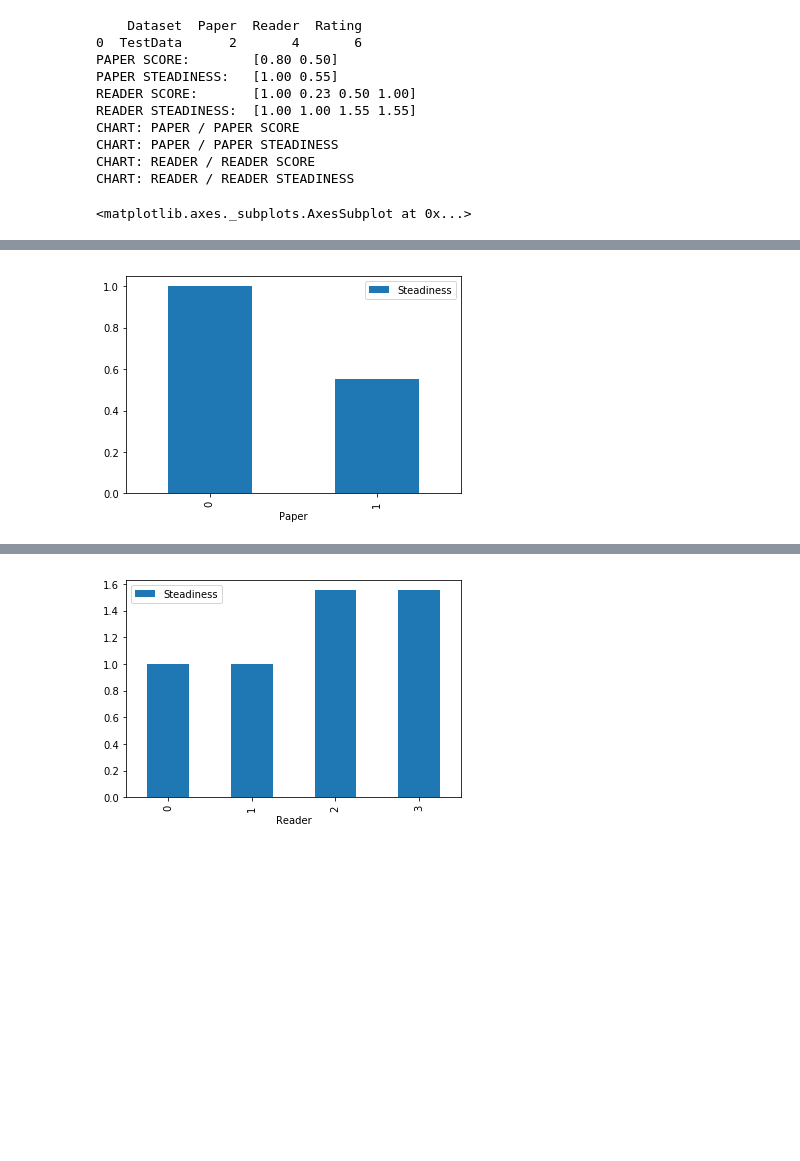
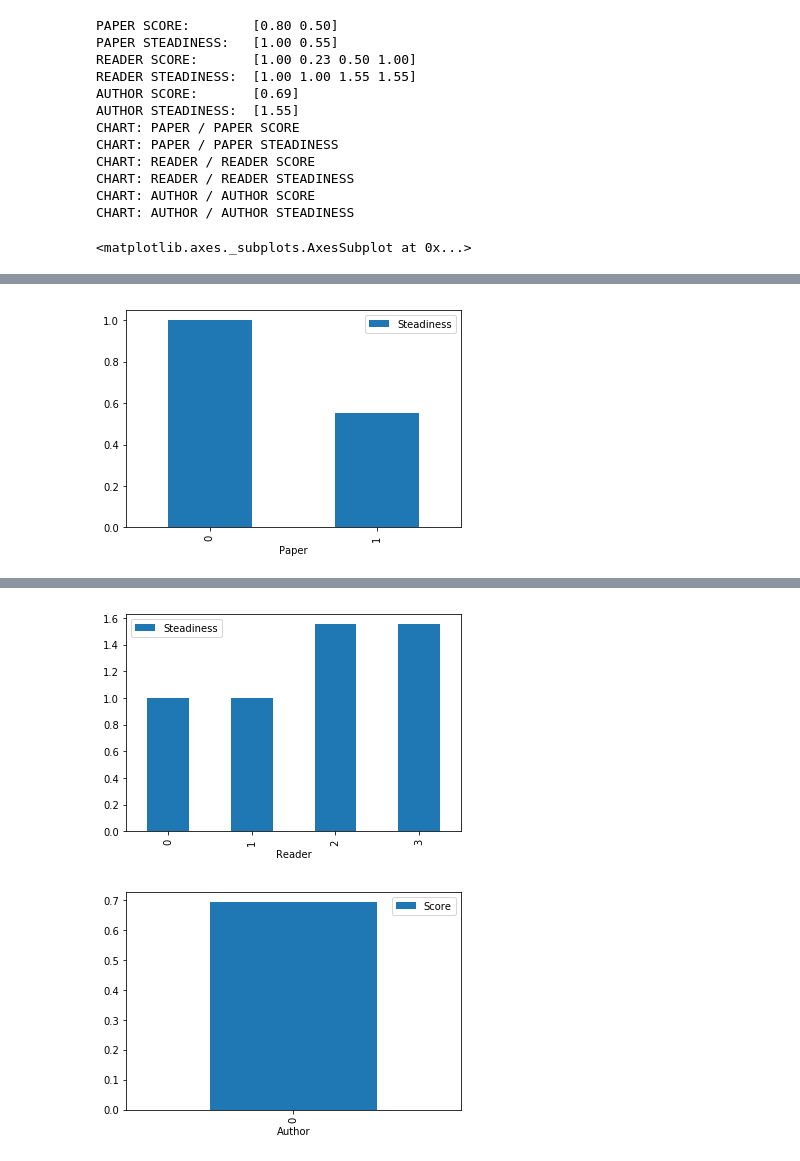
Before and after one commit to Miccighel/RS_Py, a Jupyter notebook: notebooks/Readersourcing.ipynb, the cells around one changed output, grey strips where cells are left out. Drawn from its saved outputs; the diff is of its cells as text; code cells hidden in the pictures; blank space fills up the shorter version.

Commit message:
Added author score computation. Test dataset updated.

```diff
--- a/notebooks/Readersourcing.ipynb
+++ b/notebooks/Readersourcing.ipynb
@@ -16,34 +16,52 @@ epsilon = 0.000001
 # CSV file parsing
 
 info = pd.read_csv("../data/info.csv")
+paper_authors = pd.read_csv("../data/authors.csv")
+paper_authors = paper_authors.values
 paper_ratings = pd.read_csv("../data/ratings.csv")
-paper_ratings = paper_ratings.as_matrix()
-
-print(info)
+paper_ratings = paper_ratings.values
 
 # Initial setup
 
-dataset_name, papers_number, readers_number, ratings_number = \
-    info["Dataset"][0], info["Paper"][0], info["Reader"][0], info["Rating"][0]
-
+dataset_name = info["Dataset"][0]
+papers_number = info["Paper"][0]
+readers_number = info["Reader"][0]
+ratings_number = info["Rating"][0]
+authors_number = info["Author"][0]
 papers = np.arange(papers_number)
 readers = np.arange(readers_number)
 ratings = np.arange(ratings_number)
+authors = np.arange(authors_number)
 paper_steadiness = np.zeros(papers_number)
 paper_score = np.zeros(papers_number)
 rating_goodness = np.empty(ratings_number)
 reader_steadiness = np.zeros(readers_number)
 reader_score = np.zeros(readers_number)
 reader_score.fill(epsilon)
+author_steadiness = np.zeros(authors_number)
+author_score = np.zeros(authors_number)
+
+def get_author(current_paper):
+    found_authors = []
+    for author_index, author_entry in enumerate(paper_authors):
+        current_author = int(author_entry[0])
+        written_papers = author_entry[1].split(";")
+        written_papers = [int(x) for x in written_papers]
+        if current_paper in written_papers:
+            found_authors.append(current_author)
+    return np.asarray(found_authors)
 
 for index, entry in enumerate(paper_ratings):
 
-        # Example: <1,1,2,0.8>
-        # At Timestamp 1 Reader 1 gave to Paper 2 a Rating of 0.8
+        # Example: <1,1,2,0.8,0>
+        # At Timestamp 1 Reader 1 gave to Paper 2 a Rating of 0.8 written by Author 0
         timestamp = int(entry[0])
         reader = int(entry[1])
         paper = int(entry[2])
         rating = entry[3]
+        authors_of_paper = get_author(paper)
+
+        # COMPUTATION START: PAPER AND READER SCORE
 
         # Saving values at time t(i)
 
@@ -55,11 +73,27 @@ for index, entry in enumerate(paper_ratings):
 
         # Updating values at time t(i+1)
 
-        paper_steadiness[paper] = old_paper_steadiness + reader_score[reader]
+        paper_steadiness[paper] = old_paper_steadiness + old_reader_score
         paper_score[paper] = ((old_paper_steadiness * old_paper_score) + (old_reader_score * rating))/ paper_steadiness[paper]
+        rating_goodness[timestamp] = 1 - (m.sqrt(abs(rating-paper_score[paper])))
         reader_steadiness[reader] = (old_reader_steadiness + paper_steadiness[paper])
-        rating_goodness[timestamp] = 1 - (m.sqrt(abs(rating-paper_score[paper])))
         reader_score[reader] = ((old_reader_steadiness * old_reader_score) + (paper_steadiness[paper]*rating_goodness[timestamp]))/reader_steadiness[reader]
+
+        # COMPUTATION START: AUTHOR SCORE
+
+        for author in authors_of_paper:
+
+            # Saving values at time t(i)
+
+            old_author_steadiness = author_steadiness[author]
+            old_author_score = author_score[author]
+
+            # Updating values at time t(i+1)
+
+            author_steadiness[author] = old_author_steadiness + old_reader_score
+            author_score[author] = ((old_author_steadiness * old_author_score) + (old_reader_score * rating)) / author_steadiness[author]
+
+        # COMPUTATION START: PROPAGATING CHANGES TO PREVIOUS READERS
 
         if index > 0 :
 
@@ -71,6 +105,7 @@ for index, entry in enumerate(paper_ratings):
                 previous_reader = int(previous_entry[1])
                 previous_paper = int(previous_entry[2])
                 previous_rating = previous_entry[3]
+                previous_author = int(previous_entry[4])
 
                 if paper == previous_paper and reader != previous_reader:
 
@@ -93,37 +128,50 @@ print("PAPER SCORE:       ", paper_score)
 print("PAPER STEADINESS:  ", paper_steadiness)
 print("READER SCORE:      ", reader_score)
 print("READER STEADINESS: ", reader_steadiness)
+print("AUTHOR SCORE:      ", author_score)
+print("AUTHOR STEADINESS: ", author_steadiness)
 
 # Charts
 
 print("CHART: PAPER / PAPER SCORE")
 dataframe = pd.DataFrame({'Paper':papers, 'Score':paper_score})
 dataframe.plot('Paper', 'Score', kind='bar')
 
 print("CHART: PAPER / PAPER STEADINESS")
 dataframe = pd.DataFrame({'Paper':papers, 'Steadiness':paper_steadiness})
 dataframe.plot('Paper', 'Steadiness', kind='bar')
 
 print("CHART: READER / READER SCORE")
 dataframe = pd.DataFrame({'Reader':readers, 'Score':reader_score})
 dataframe.plot('Reader', 'Score', kind='bar')
 
 print("CHART: READER / READER STEADINESS")
 dataframe = pd.DataFrame({'Reader':readers, 'Steadiness':reader_steadiness})
 dataframe.plot('Reader', 'Steadiness', kind='bar')
+
+print("CHART: AUTHOR / AUTHOR SCORE")
+dataframe = pd.DataFrame({'Author': authors, 'Score': author_score})
+dataframe.plot('Author', 'Score', kind='bar')
+
+print("CHART: AUTHOR / AUTHOR STEADINESS")
+dataframe = pd.DataFrame({'Author':authors, 'Steadiness':author_steadiness})
+dataframe.plot('Author', 'Steadiness', kind='bar')
 # %% [output]
-    Dataset  Paper  Reader  Rating
-0  TestData      2       4       6
 PAPER SCORE:        [0.80 0.50]
 PAPER STEADINESS:   [1.00 0.55]
 READER SCORE:       [1.00 0.23 0.50 1.00]
 READER STEADINESS:  [1.00 1.00 1.55 1.55]
+AUTHOR SCORE:       [0.69]
+AUTHOR STEADINESS:  [1.55]
 CHART: PAPER / PAPER SCORE
 CHART: PAPER / PAPER STEADINESS
 CHART: READER / READER SCORE
 CHART: READER / READER STEADINESS
+CHART: AUTHOR / AUTHOR SCORE
+CHART: AUTHOR / AUTHOR STEADINESS
 <matplotlib.axes._subplots.AxesSubplot at 0x...>
 [figure]
 [figure]
 [figure]
 [figure]
+[figure, added]
```
Also changed, not shown: parts of 1 cell of this notebook, 3 other files.
